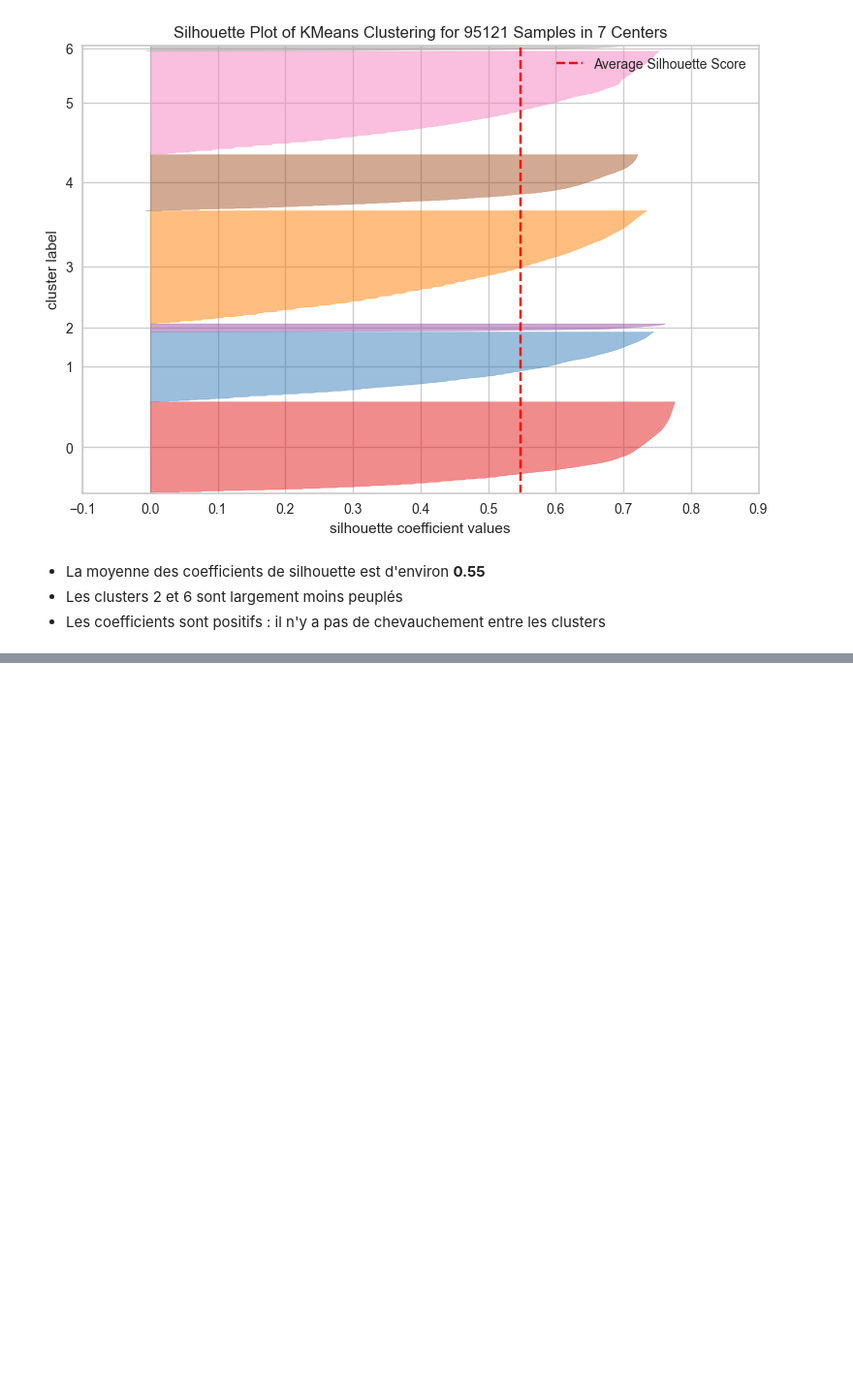
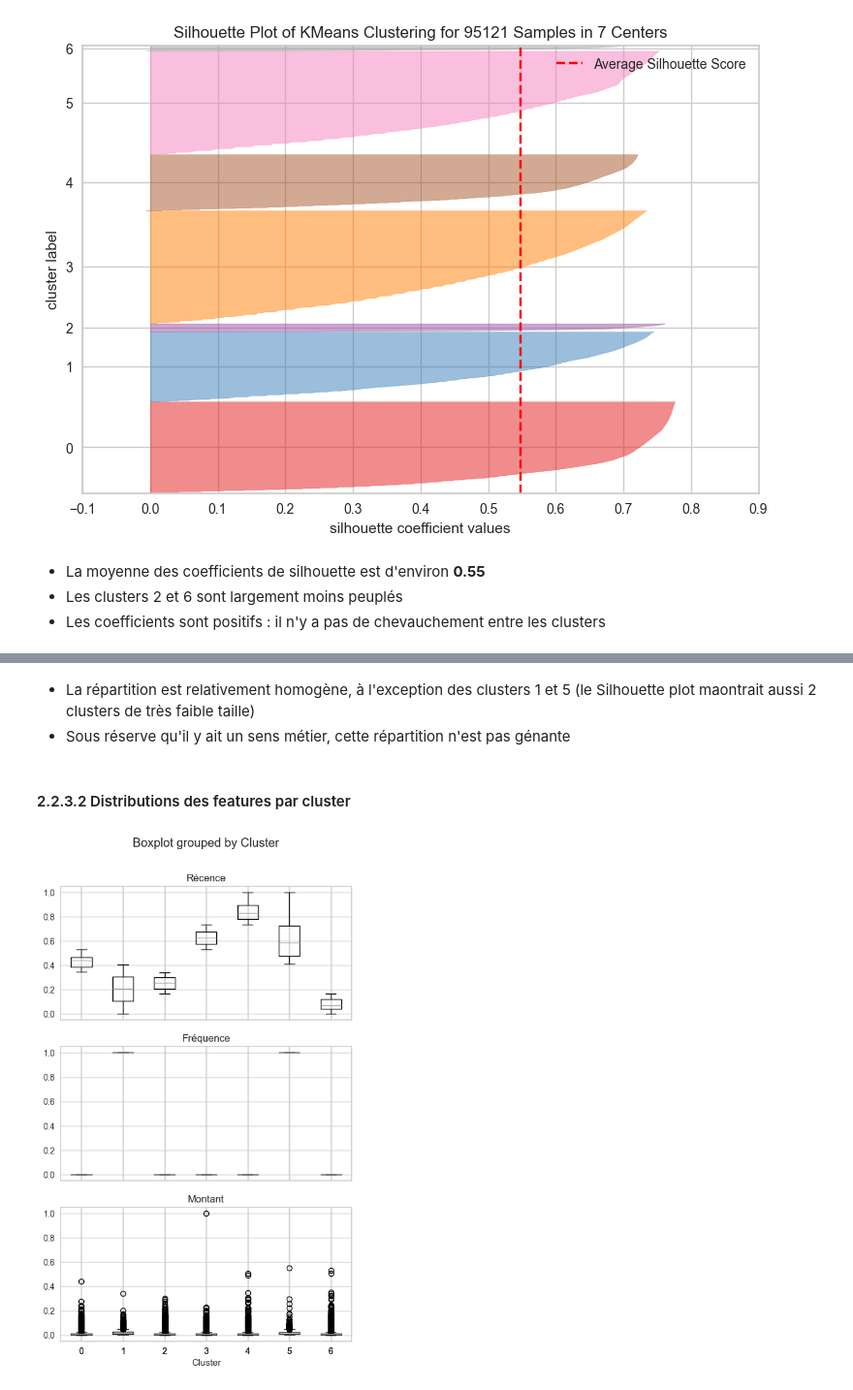
Before and after one commit to Christophe-Aballea/OC_projet5_Segmentez_des_clients_d_un_site_ecommerce, a Jupyter notebook: P05_Notebook3_Tests_modeles_clustering.ipynb, the cells around one changed output, grey strips where cells are left out. Shown at 97% size. Drawn from its saved outputs; the diff is of its cells as text; code cells hidden in the pictures; blank space fills up the shorter version.

```diff
--- a/P05_Notebook3_Tests_modeles_clustering.ipynb
+++ b/P05_Notebook3_Tests_modeles_clustering.ipynb
@@ -337,0 +406,10 @@ visualizer.finalize()
+# %% [markdown]
+* La répartition est relativement homogène, à l'exception des clusters 1 et 5 (le Silhouette plot maontrait aussi 2 clusters de très faible taille)
+* Sous réserve qu'il y ait un sens métier, cette répartition n'est pas génante
+# %% [markdown]
+#### 2.2.3.2 Distributions des features par cluster
+# %%
+# Boxplots
+boxplots = df_features.boxplot(column=['Récence', 'Fréquence', 'Montant'], by='Cluster', grid=True, figsize=(6, 10), layout=(3, 1))
+# %% [output]
+[figure, added]
```
Also changed, not shown: parts of 17 cells of this notebook, 1 other file.
